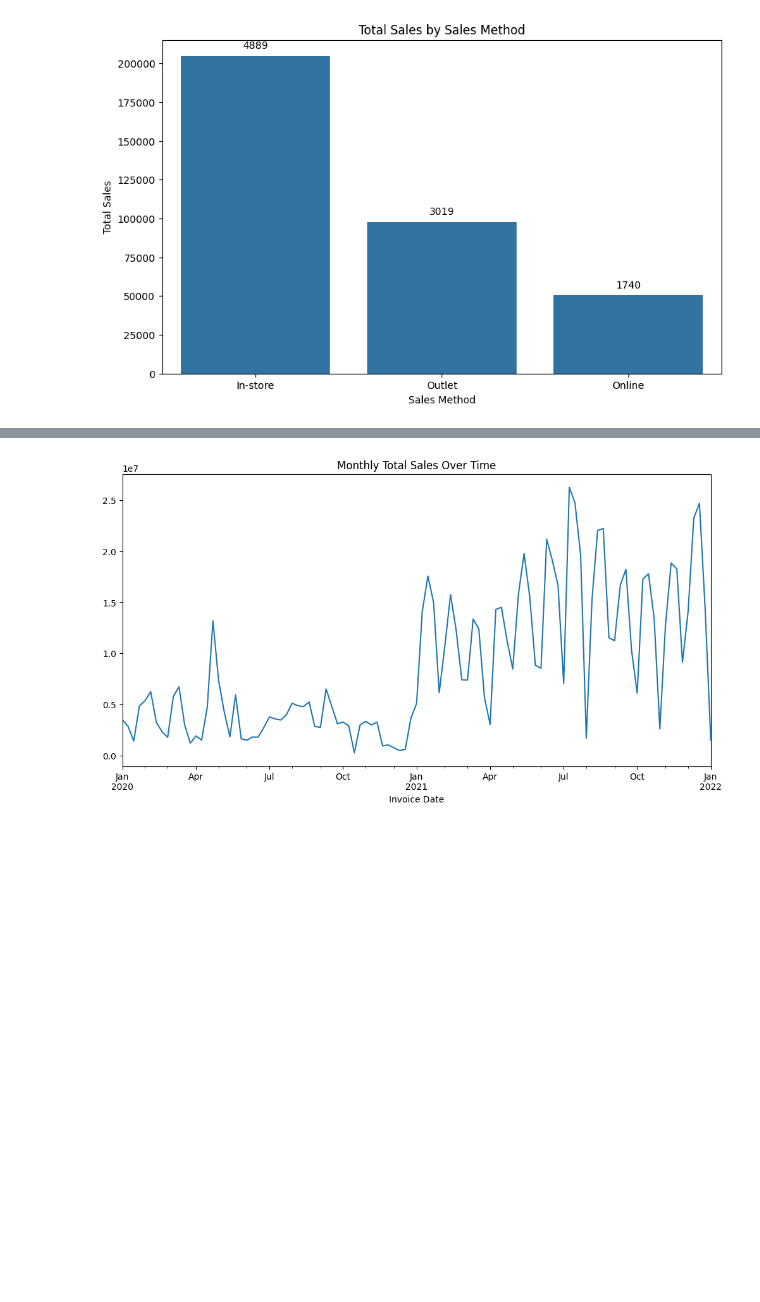
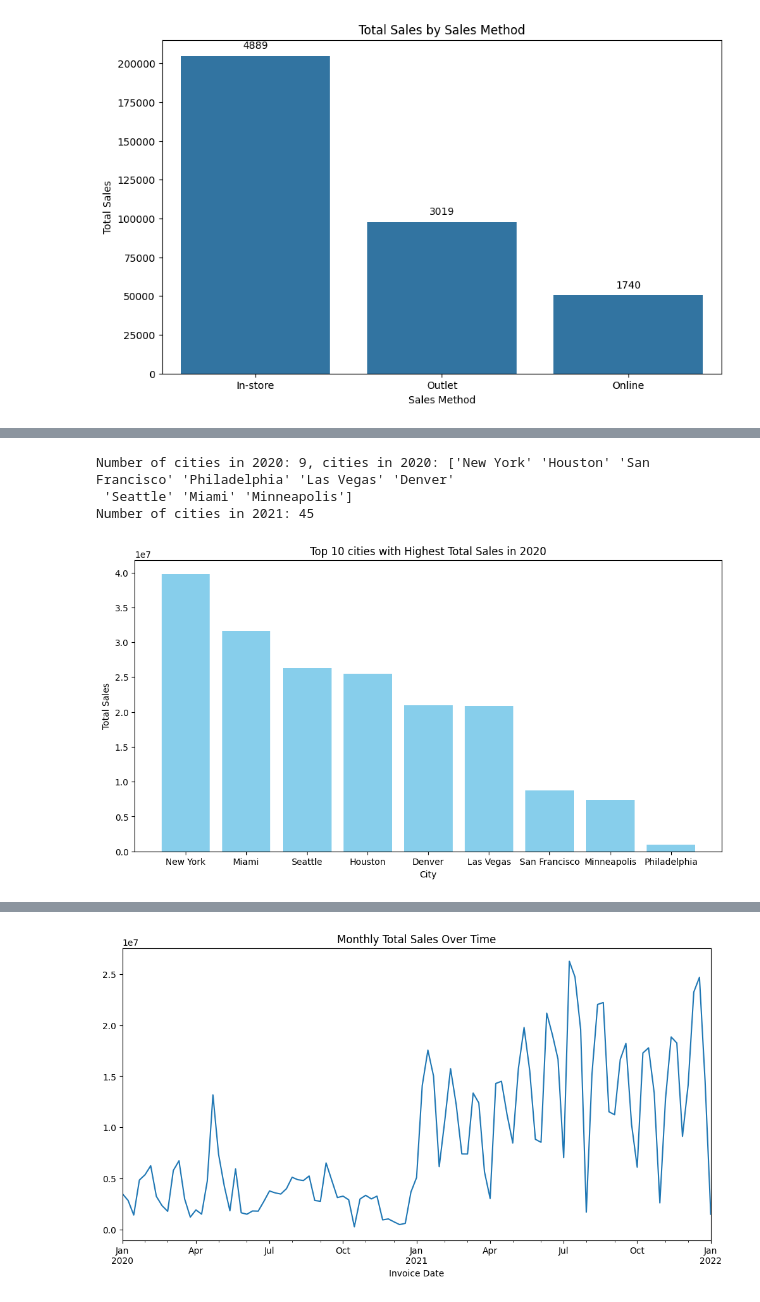
Before and after one commit to delatorrena2016/sql-etl-analytics, a Jupyter notebook: exp.ipynb, the cells around one changed output, grey strips where cells are left out. Drawn from its saved outputs; the diff is of its cells as text; code cells hidden in the pictures; blank space fills up the shorter version.

```diff
--- a/exp.ipynb
+++ b/exp.ipynb
@@ -225,0 +306,71 @@ plt.show()
+# %%
+#revisar los valores unicos por year
+
+# Dataset
+df = pd.read_excel("Adidas US Sales Datasets.xlsx", sheet_name="Data Sales Adidas", skiprows=range(4), usecols="B:N")
+
+# Convert 'Invoice Date' to datetime for easier handling
+df['Invoice Date'] = pd.to_datetime(df['Invoice Date'])
+
+# Extract year from 'Invoice Date'
+df['Year'] = df['Invoice Date'].dt.year
+
+# Filter data for the year 2020
+df_2020 = df[df['Year'] == 2020]
+
+# Count the number of unique cities
+city_counts_list = df_2020['City'].unique()
+city_counts = df_2020['City'].nunique()
+# Print the result
+print(f'Number of cities in 2020: {city_counts}, cities in 2020: {city_counts_list}')
+
+
+# Dataset
+df = pd.read_excel("Adidas US Sales Datasets.xlsx", sheet_name="Data Sales Adidas", skiprows=range(4), usecols="B:N")
+
+# Convert 'Invoice Date' to datetime for easier handling
+df['Invoice Date'] = pd.to_datetime(df['Invoice Date'])
+
+# Extract year from 'Invoice Date'
+df['Year'] = df['Invoice Date'].dt.year
+
+# Filter data for the year 2020
+df_2020 = df[df['Year'] == 2021]
+
+# Count the number of unique cities
+city_counts = df_2020['City'].nunique()
+
+# Print the result
+print(f'Number of cities in 2021: {city_counts}')
+# %% [output]
+Number of cities in 2020: 9, cities in 2020: ['New York' 'Houston' 'San Francisco' 'Philadelphia' 'Las Vegas' 'Denver'
+ 'Seattle' 'Miami' 'Minneapolis']
+Number of cities in 2021: 45
+# %%
+# Dataset
+df = pd.read_excel("Adidas US Sales Datasets.xlsx", sheet_name="Data Sales Adidas", skiprows=range(4), usecols="B:N")
+
+# Convert 'Invoice Date' to datetime for easier handling
+df['Invoice Date'] = pd.to_datetime(df['Invoice Date'])
+
+# Extract year from 'Invoice Date'
+df['Year'] = df['Invoice Date'].dt.year
+
+# Filter data for the year 2022
+df_2020 = df[df['Year'] == 2020]
+
+# Group by 'State' and calculate total sales
+total_sales_by_state = df_2020.groupby('City')['Total Sales'].sum().reset_index()
+
+# Get the top 10 states with the highest total sales
+top_10_states = total_sales_by_state.nlargest(10, 'Total Sales')
+
+# Plotting a bar chart for the top 10 states
+plt.figure(figsize=(12, 6))
+plt.bar(top_10_states['City'], top_10_states['Total Sales'], color='skyblue')
+plt.xlabel('City')
+plt.ylabel('Total Sales')
+plt.title('Top 10 cities with Highest Total Sales in 2020')
+plt.show()
+# %% [output]
+[figure, added]
```
Also changed, not shown: parts of 21 cells of this notebook.
